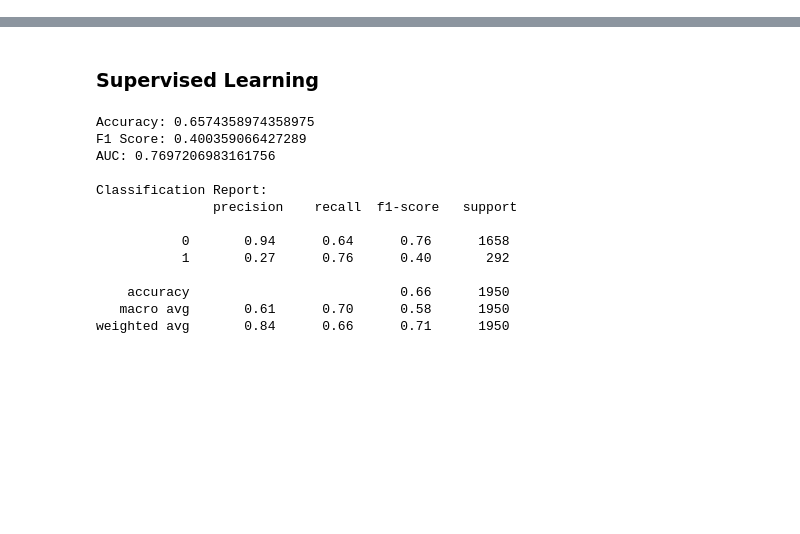
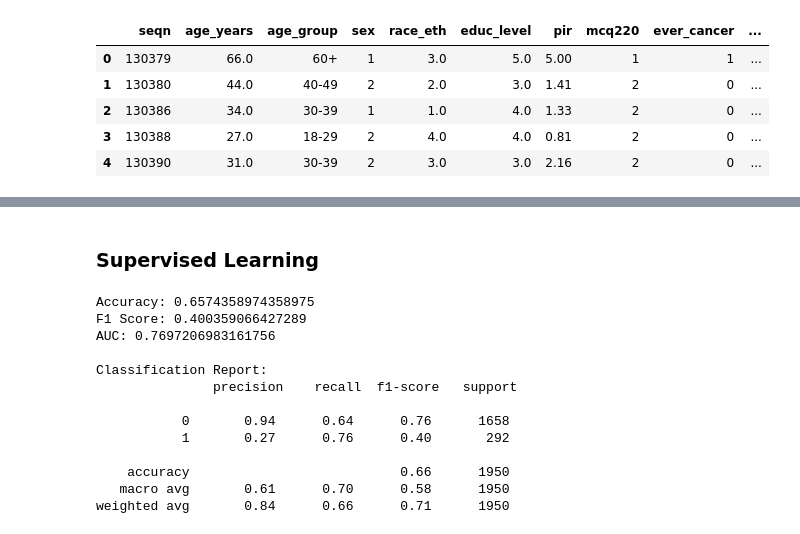
Before and after one commit to mathurdhairya29-dot/stress-cancer-metastasis, a Jupyter notebook: Aim1/script/V2/Analysis_test.ipynb, the cells around one changed output, grey strips where cells are left out. Saved outputs shown, nothing was run; the diff lists cells and outputs as text; code cells hidden in the pictures; blank space fills up the shorter version.

```diff
--- a/Aim1/script/V2/Analysis_test.ipynb
+++ b/Aim1/script/V2/Analysis_test.ipynb
@@ -29,3 +29,12 @@ baseTablePath = script_dir.parent.parent/"data"/"analysis_base_clean.csv"
 df = pd.read_csv(baseTablePath)
 
 # df.dropna(inplace = True)
+# %%
+df.head()
+# %% [output]
+|  | seqn | age_years | age_group | sex | race_eth | educ_level | pir | mcq220 | ever_cancer | ... |
+| 0 | 130379 | 66.0 | 60+ | 1 | 3.0 | 5.0 | 5.00 | 1 | 1 | ... |
+| 1 | 130380 | 44.0 | 40-49 | 2 | 2.0 | 3.0 | 1.41 | 2 | 0 | ... |
+| 2 | 130386 | 34.0 | 30-39 | 1 | 1.0 | 4.0 | 1.33 | 2 | 0 | ... |
+| 3 | 130388 | 27.0 | 18-29 | 2 | 4.0 | 4.0 | 0.81 | 2 | 0 | ... |
+| 4 | 130390 | 31.0 | 30-39 | 2 | 3.0 | 3.0 | 2.16 | 2 | 0 | ... |
```
Also changed, not shown: parts of 17 cells of this notebook.
